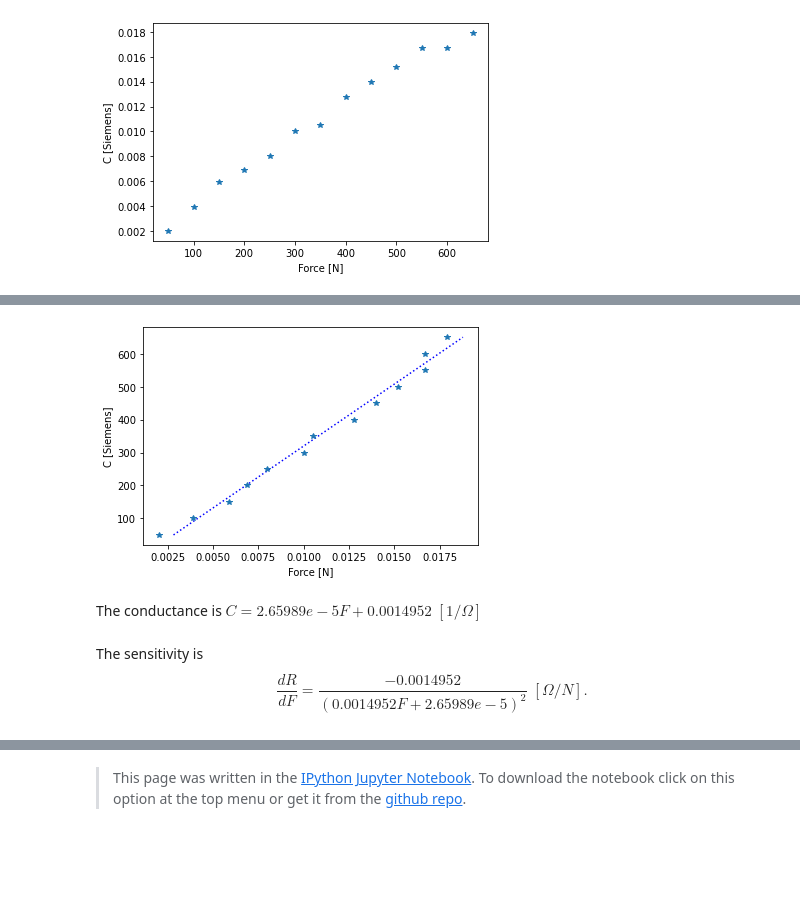
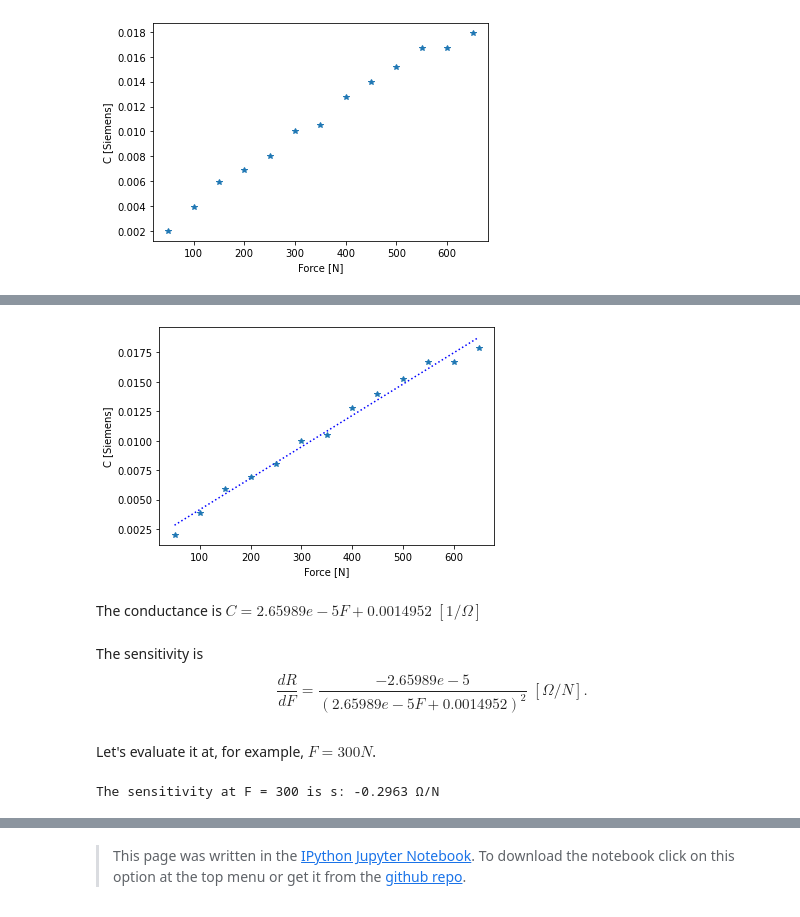
Before and after one commit to agmarrugo/sensors-actuators, a Jupyter notebook: notebooks/Ex6_4_evaluation_force_sensor.ipynb, the cells around one changed output, grey strips where cells are left out. Drawn from its saved outputs; the diff is of its cells as text; code cells hidden in the pictures; blank space fills up the shorter version.

```diff
--- a/notebooks/Ex6_4_evaluation_force_sensor.ipynb
+++ b/notebooks/Ex6_4_evaluation_force_sensor.ipynb
@@ -45,8 +45,8 @@ a,b = np.polyfit(F,C,1)
 print('The coefficients are a =',a,'b =',b)
 
 C1 = a*F+b
-plt.plot(C1,F,':b',label='Fitted line')
-plt.plot(C,F,'*')
+plt.plot(F,C1,':b',label='Fitted line')
+plt.plot(F,C,'*')
 plt.ylabel('C [Siemens]')
 plt.xlabel('Force [N]')
 plt.show()
@@ -55,8 +55,17 @@ The coefficients are a = 2.6598933589794056e-05 b = 0.0014952107076581617
-[figure, old version]
+[figure, new version]
 # %% [markdown]
 The conductance is $C = 2.65989e-5 F + 0.0014952  \; [1/\Omega]$
 # %% [markdown]
 The sensitivity is
 $$
-\frac{dR}{dF} = \frac{-0.0014952}{(0.0014952 F + 2.65989e-5)^2} \; [\Omega/N].
+\frac{dR}{dF} = \frac{-2.65989e-5}{(2.65989e-5 F + 0.0014952)^2} \; [\Omega/N].
 $$
+# %% [markdown]
+Let's evaluate it at, for example, $F=300 N$.
+# %%
+Fs = 300
+s = (-2.65989e-5) / (2.65989e-5 * Fs + 0.0014952)**2
+
+print('The sensitivity at F = {} is s: {:.4f} Ω/N'.format(Fs, s))
+# %% [output]
+The sensitivity at F = 300 is s: -0.2963 Ω/N
```
Also changed, not shown: parts of 4 cells of this notebook.
